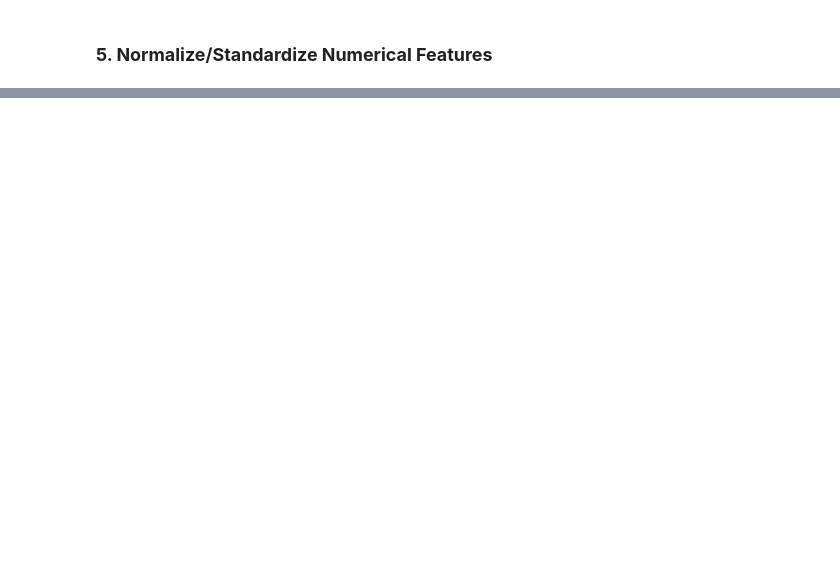
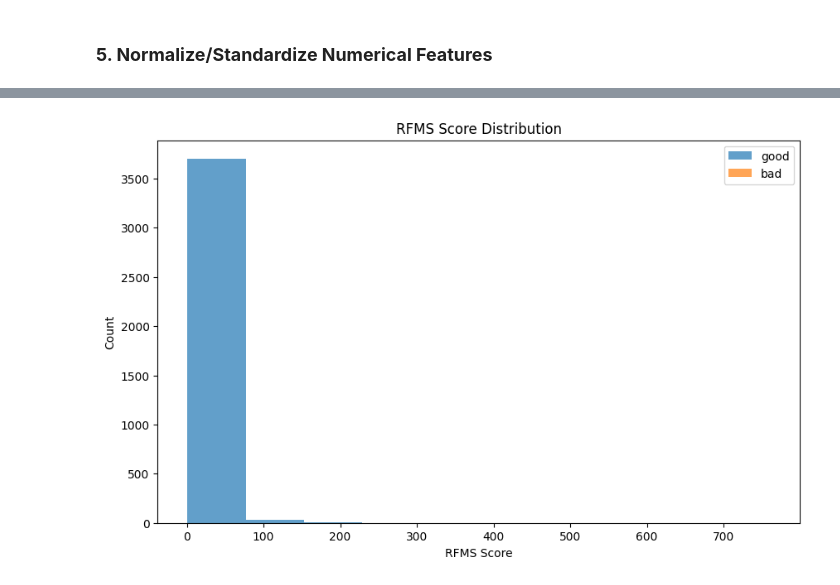
Before and after one commit to amsalugetasew/10_Academy_AI_Mastery_kifiya_Week_6, a Jupyter notebook: Notebooks/main.ipynb, the cells around one changed output, grey strips where cells are left out. Saved outputs shown, nothing was run; the diff lists cells and outputs as text; code cells hidden in the pictures; blank space fills up the shorter version.

Commit message:
Feature Engineering

```diff
--- a/Notebooks/main.ipynb
+++ b/Notebooks/main.ipynb
@@ -191,5 +196,7 @@ Outliers Detected:
  1 1 1 1 1 1 1 1]
 # %% [markdown]
 ## Task 3 - Feature Engineering
+# %%
+fe = FeatureEngineering(df)
 # %% [markdown]
 ### **1. Create Aggregate Features**
@@ -202,2 +260,4 @@ Outliers Detected:
 # %% [markdown]
 ### **5. Normalize/Standardize Numerical Features**
+# %%
+df = fe.normalize_or_standardize(method='standardize')
@@ -203,0 +278,3 @@ Outliers Detected:
+# %%
+# Initialize the CreditScoring class
+cs = CreditScoring(df)
@@ -203,0 +364,5 @@ Outliers Detected:
+# %%
+# Visualize RFMS distribution
+cs.plot_rfms_distribution()
+# %% [output]
+[figure, added]
```
Also changed, not shown: parts of 24 cells of this notebook, 2 other files.
